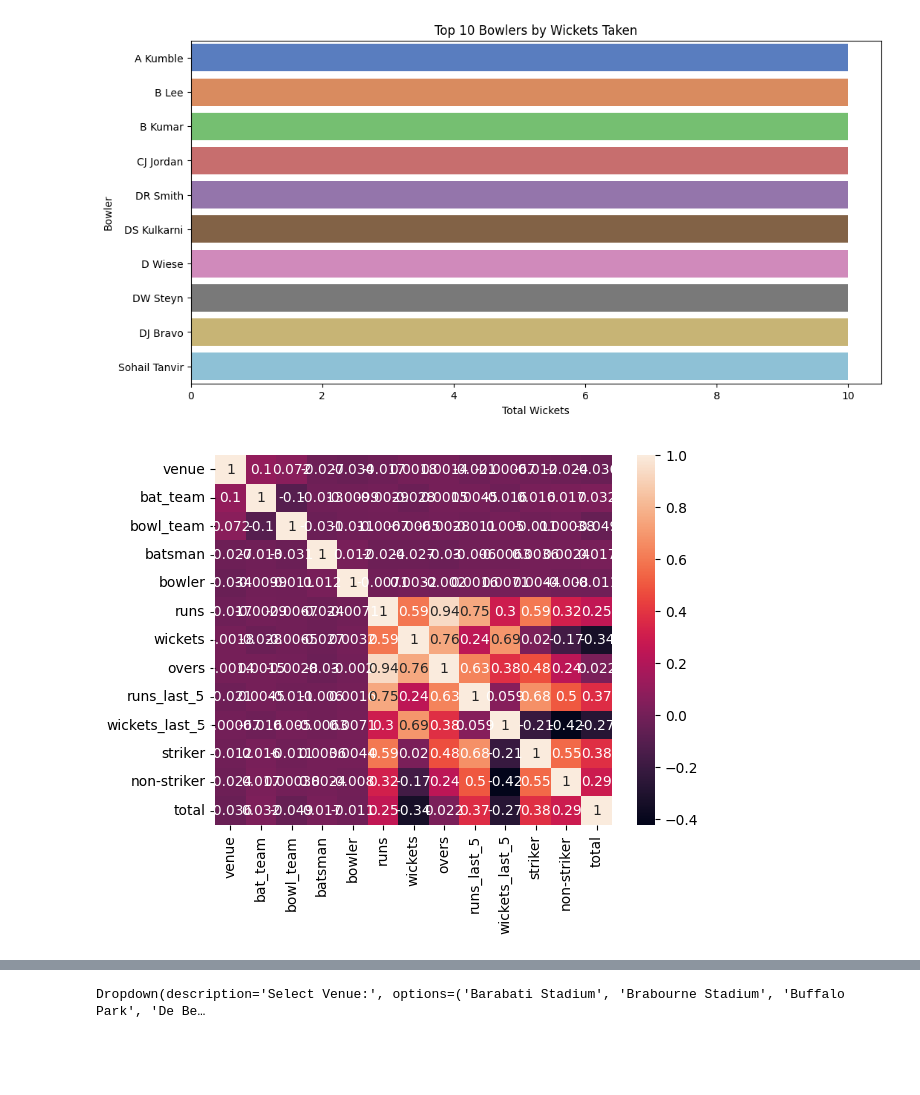
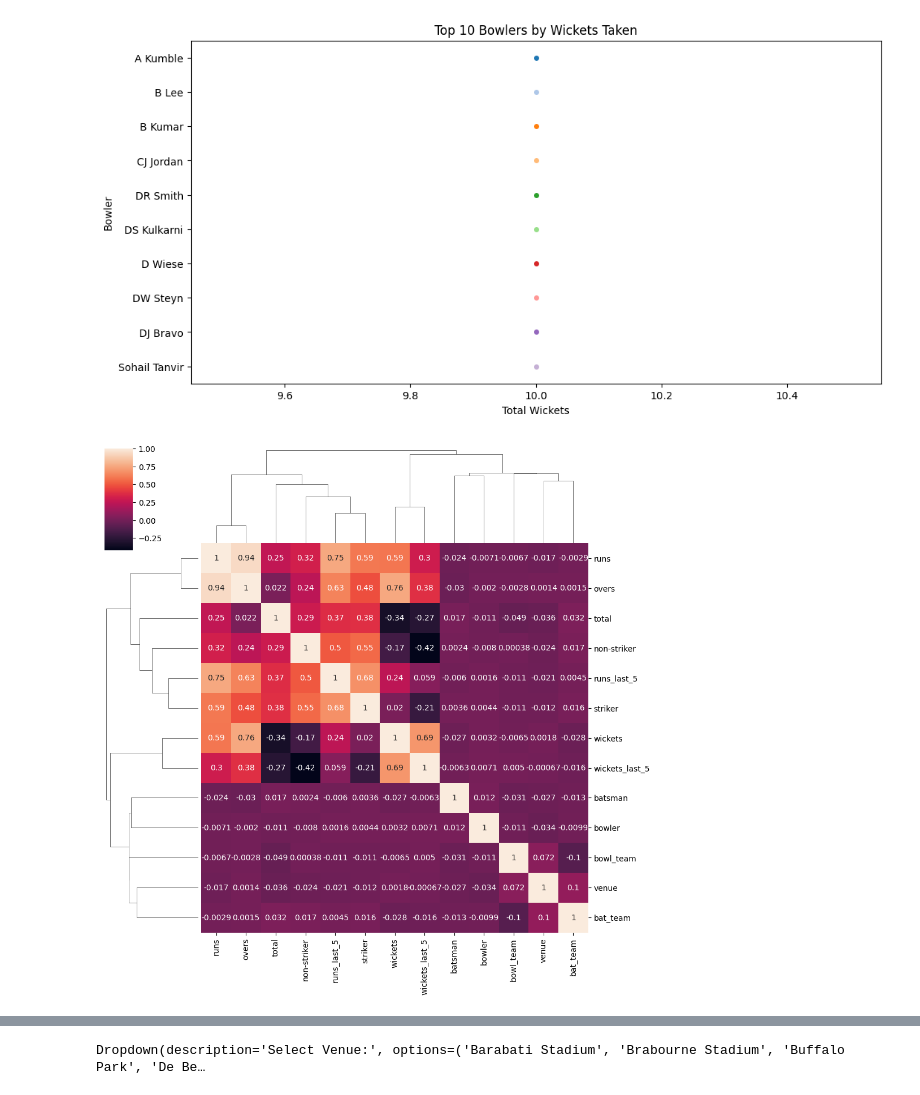
Before and after one commit to yashjagtap81/score-prediction, a Jupyter notebook: IPLScoreprediction.ipynb, the cells around one changed output, grey strips where cells are left out. Saved outputs shown, nothing was run; the diff lists cells and outputs as text; code cells hidden in the pictures; blank space fills up the shorter version.

```diff
--- a/IPLScoreprediction.ipynb
+++ b/IPLScoreprediction.ipynb
@@ -13,4 +11,4 @@ ValueError: Name tf.RaggedTensorSpec has already been registered for class tenso
 # %%
-ipl = pd.read_csv('')
+ipl = pd.read_csv('/content/ipl_data (1).csv')
 ipl.head()
 # %% [output]
@@ -43,13 +90,13 @@ plt.show()
 wickets_by_bowler = data.groupby('bowler')['wickets'].max().sort_values(ascending=False).head(10)
 
 plt.figure(figsize=(12,6))
-sns.barplot(x=wickets_by_bowler.values, y=wickets_by_bowler.index, palette="muted")
+sns.stripplot(x=wickets_by_bowler.values, y=wickets_by_bowler.index, palette="tab20")
 plt.title('Top 10 Bowlers by Wickets Taken')
 plt.xlabel('Total Wickets')
 plt.ylabel('Bowler')
 plt.show()
 # %% [output]
-[figure, old version]
+[figure, new version]
 # %%
 from sklearn.preprocessing import LabelEncoder
 
@@ -64,11 +111,11 @@ for col in cat_cols:
     data_encoded[col] = le.fit_transform(data_encoded[col])
     label_encoders[col] = le
 # %%
-data_corr=data_encoded.drop(columns=["date","mid"],axis=1)
-sns.heatmap(data_corr.corr(),annot=True)
+data_corr=data_encoded.drop(columns=["date","mid"],axis=10)
+sns.clustermap(data_corr.corr(),annot=True)
 plt.show()
 # %% [output]
-[figure, old version]
+[figure, new version]
 # %%
 feature_cols = ['bat_team', 'bowl_team', 'venue', 'runs', 'wickets', 'overs','striker','batsman','bowler']
 
```
Also changed, not shown: parts of 10 cells of this notebook.
